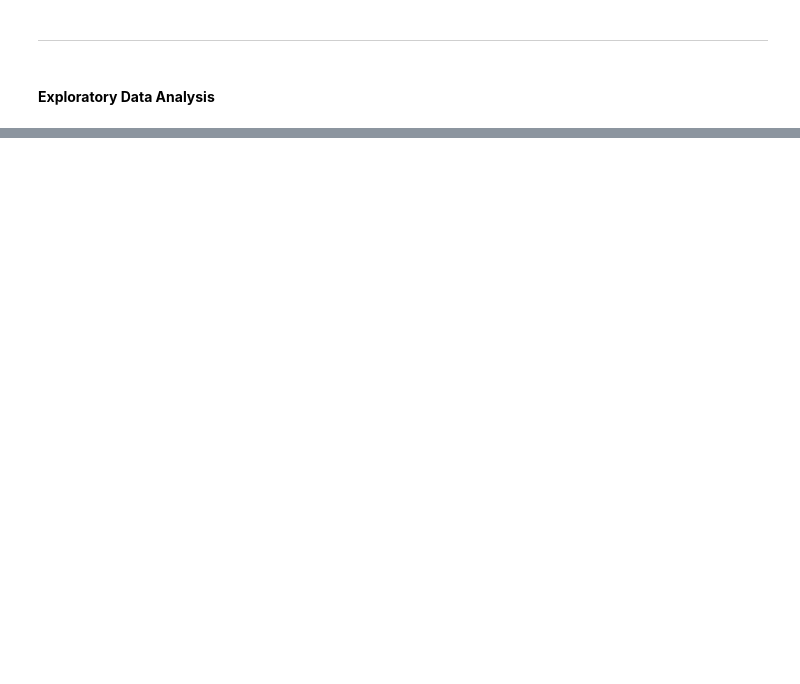
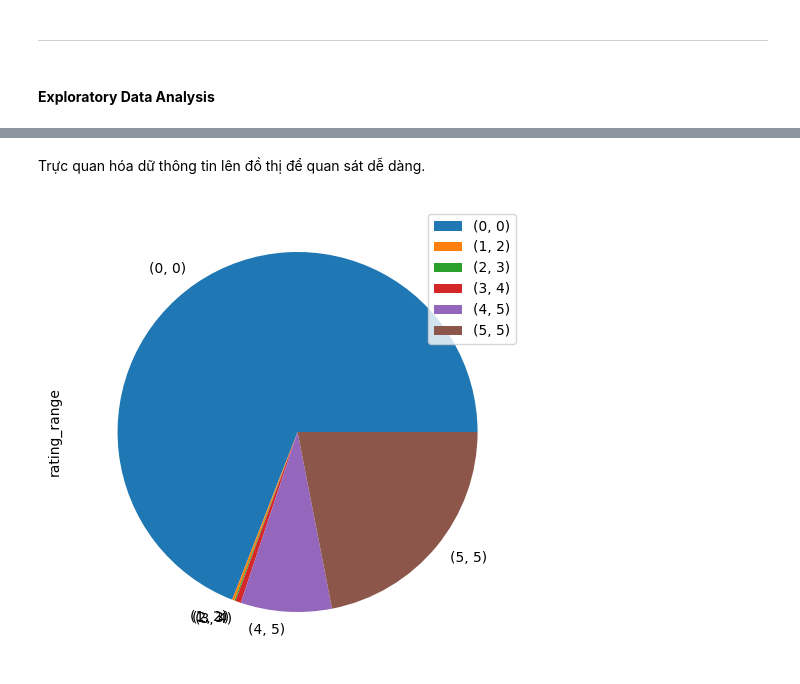
Before and after one commit to Miruku2201/NMKHDL_Final_Project, a Jupyter notebook: preprocessing.ipynb, the cells around one changed output, grey strips where cells are left out. Drawn from its saved outputs; the diff is of its cells as text; code cells hidden in the pictures; blank space fills up the shorter version.

Commit message:
first Q2 and clean data

```diff
--- a/preprocessing.ipynb
+++ b/preprocessing.ipynb
@@ -200,0 +234,2 @@ df.shape
+# %%
+df.publication_date = pd.to_datetime(df.publication_date, format = "%Y-%m-%d %H:%M:%S", errors = "coerce")
@@ -204,0 +318,3 @@ df.shape
+# %%
+cols_work = ["rating_average", "categories", "price"]
+rcp_df = df[cols_work]
@@ -204,0 +336,14 @@ df.shape
+# %%
+def rating_range(x):
+    if (x == 0.0):
+        return (0,0)
+    elif (x == 5.0):
+        return (5,5)
+    else:
+        return (math.floor(x), math.floor(x+1))
+# %%
+rating_range_series = pd.DataFrame({"rating_range": rcp_df.rating_average.apply(rating_range)})
+rcp_df = pd.concat([rcp_df, rating_range_series], axis = 1)
+# rcp.set_axis([*df.columns[:-1], 'Test'], axis=1, inplace=False)
+# %% [markdown]
+Trực quan hóa dữ thông tin lên đồ thị để quan sát dễ dàng.
@@ -204,0 +360,6 @@ df.shape
+# %%
+rcp_df.rating_range.value_counts().sort_index().plot.pie()
+plt.legend()
+plt.show()
+# %% [output]
+[figure, added]
```
Also changed, not shown: parts of 30 cells of this notebook, 1 other file.
